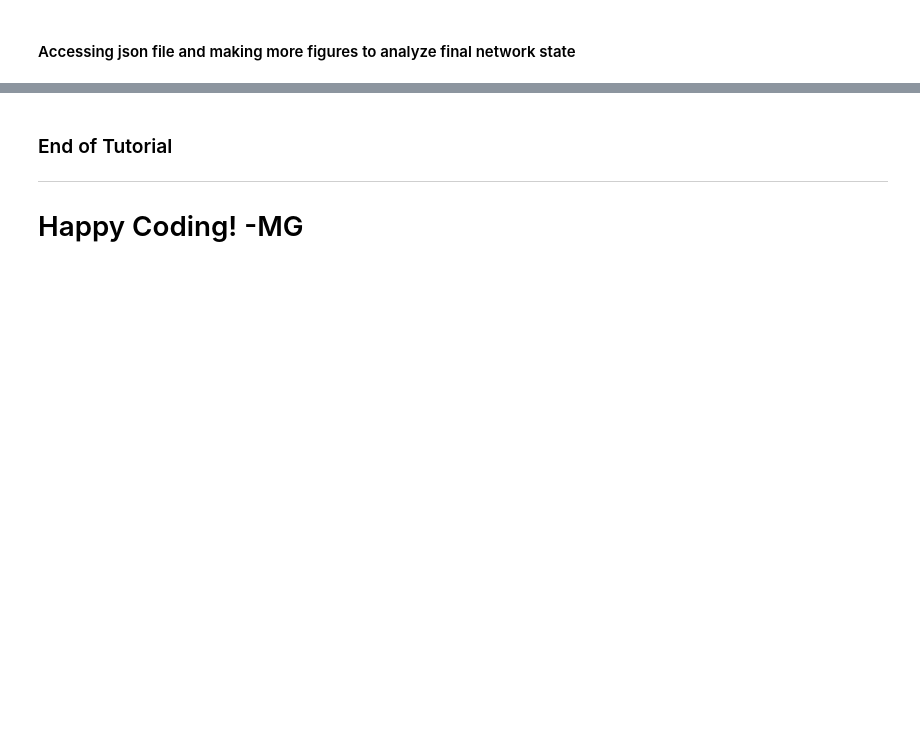
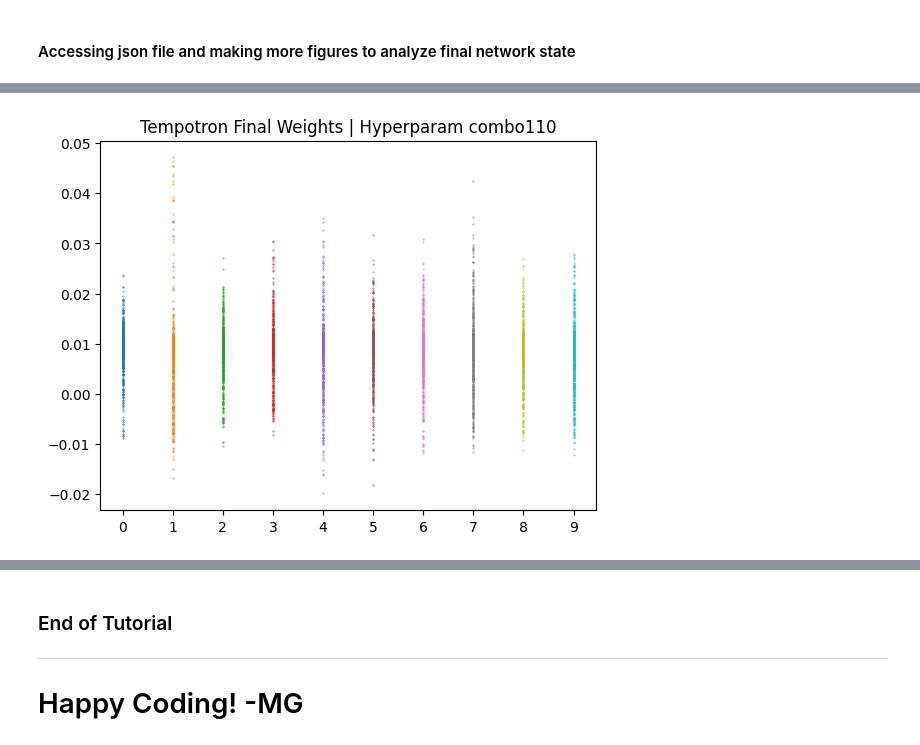
Before and after one commit to UTSANeuroscienceCodingClub/central, a Jupyter notebook: meetings/04-03-26 Learning & Plasticity: Python Tutorial on Classification using Machine Learning/NCC_Tempotron_MG_260403.ipynb, the cells around one changed output, grey strips where cells are left out. Cells and saved outputs as stored; diff of their text form; code cells hidden in the pictures; blank space fills up the shorter version.

```diff
--- a/meetings/04-03-26 Learning & Plasticity: Python Tutorial on Classification using Machine Learning/NCC_Tempotron_MG_260403.ipynb
+++ b/meetings/04-03-26 Learning & Plasticity: Python Tutorial on Classification using Machine Learning/NCC_Tempotron_MG_260403.ipynb
@@ -425,15 +452,17 @@ print(loaded_dictionary['combo110'].keys())
 # %%
 # Visualize: (1) spread of final weights per Tempotron digit class
 
 # Loop through all the paramater-combo IDs
 for combo_id in loaded_dictionary:
     # Loop through each neuron and plot weight as a scatter point; show plot when loop completes
-    for n, neuro in enumerate(loaded_dictionary[trial]):
+    for n, neuro in enumerate(loaded_dictionary[combo_id]):
         x_lst = np.ones(784)*n
         plt.scatter(x_lst, loaded_dictionary[combo_id][neuro], s=0.1)
     plt.xticks([0,1,2,3,4,5,6,7,8,9])
     plt.title("Tempotron Final Weights | Hyperparam "+combo_id)
     plt.show()
+# %% [output]
+[figure, added]
 # %%
 # Visualize: (2) heatmaps of weight matrix per Tempotron neuron
 
```
Also changed, not shown: parts of 5 cells of this notebook.
